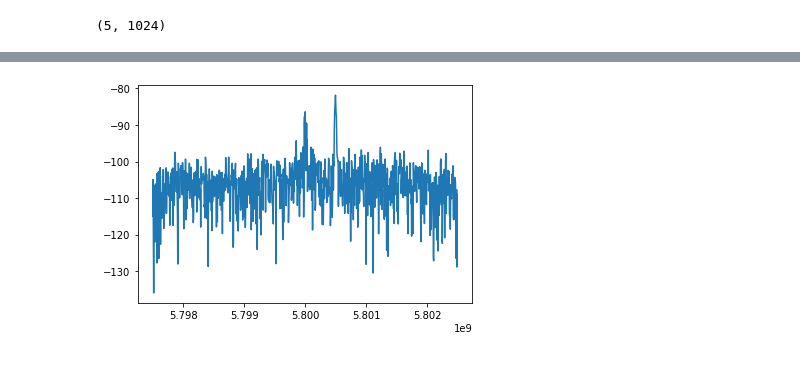
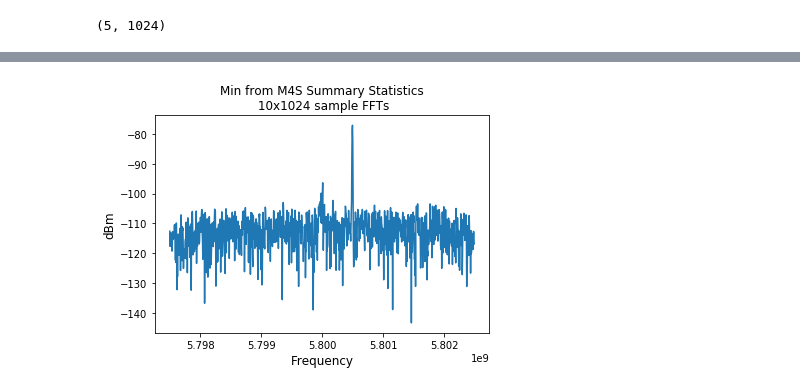
Before and after one commit to mhollingsworth-ntia/share, a Jupyter notebook: Calibrate_rx_to_dBm.ipynb, the cells around one changed output, grey strips where cells are left out. Cells and saved outputs as stored; diff of their text form; code cells hidden in the pictures.

```diff
--- a/Calibrate_rx_to_dBm.ipynb
+++ b/Calibrate_rx_to_dBm.ipynb
@@ -151,5 +133,8 @@ plt.show()
-# %%
-plt.plot(tt, m4s_detected[4])
-plt.show()
-# %% [output]
-[figure, removed]
+# %%
+plt.plot(tt, m4s_detected[0])
+plt.title('Min from M4S Summary Statistics\n 10x1024 sample FFTs')
+plt.ylabel('dBm', fontsize=12)
+plt.xlabel('Frequency', fontsize=12)
+plt.show()
+# %% [output]
+[figure, added]
```
Also changed, not shown: parts of 16 cells of this notebook.
